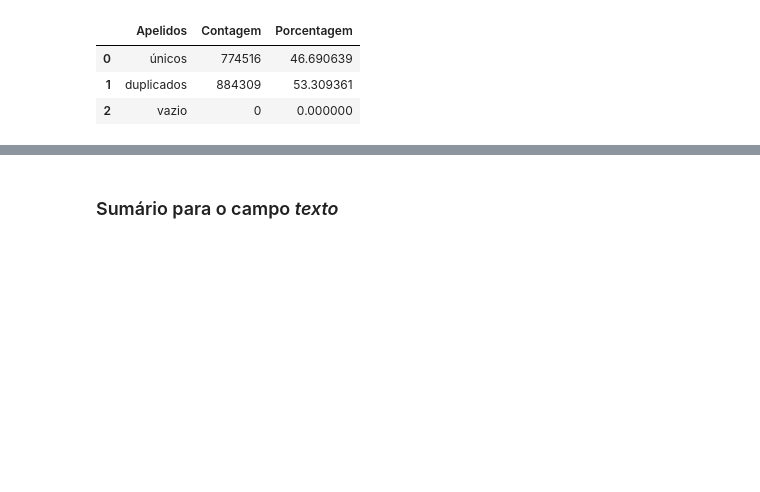
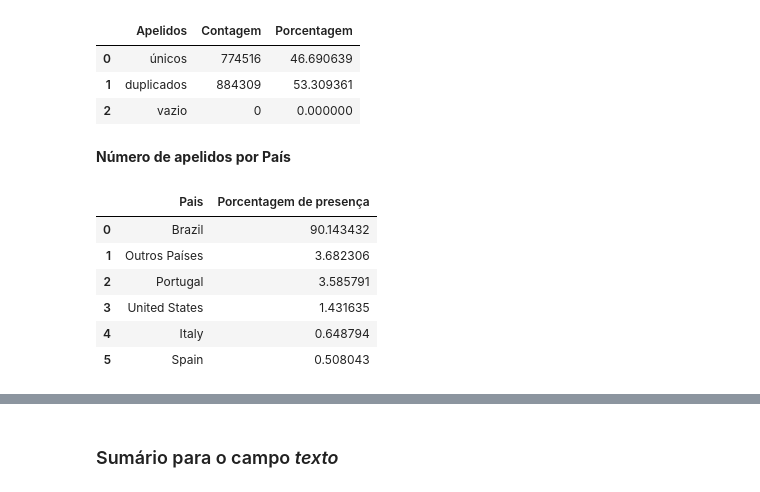
Before and after one commit to ednux/data-science-twitters-covid, a Jupyter notebook: main.ipynb, the cells around one changed output, grey strips where cells are left out. Saved outputs shown, nothing was run; the diff lists cells and outputs as text; code cells hidden in the pictures; blank space fills up the shorter version.

```diff
--- a/main.ipynb
+++ b/main.ipynb
@@ -166,3 +167,41 @@ apelidos_df
 | 0 | únicos | 774516 | 46.690639 |
 | 1 | duplicados | 884309 | 53.309361 |
 | 2 | vazio | 0 | 0.000000 |
+# %% [markdown]
+**Número de apelidos por País**
+# %%
+# Agrupa todos os usuários por pais e conta quantos usuários tem de cada país.
+apelido_pais = dataset.groupby("pais", as_index=False)["apelido"].count().sort_values("apelido", ascending=False)
+
+# Calcula a porcentagem de participação
+apelido_pais['apelido']= (apelido_pais['apelido']/apelido_pais['apelido'].sum())*100
+
+# Divide o dataset apelido_pais em duas partes.
+# apelido_pais_grandes representa todos os países com pelo menos 0.5% de participação
+# apelido_pais_pequenos representa todos os países com menos de 0.5% de participação
+apelido_pais_grandes = apelido_pais[apelido_pais.apelido >= 0.5] .sort_values("apelido", ascending=False)
+apelido_pais_pequenos = apelido_pais[apelido_pais.apelido < 0.5]
+
+# Calcula a porcentagem de participação total de todos os países com menos de 0.5% de participação
+apelidos_total_outros_paises = apelido_pais_pequenos['apelido'].sum()
+
+# Reseta o indice do dataset apelido_pais_grandes para evitar warnings ao adicionar uma nova linha
+apelido_pais_grandes = apelido_pais_grandes.reset_index(drop=True)
+
+# Adiciona a nova linha 'Outros Países' ao dataset apelido_pais_grandes
+apelido_pais_grandes.loc[len(apelido_pais_grandes.index)] = ['Outros Países',apelidos_total_outros_paises]
+
+# Ordena o dataset apelido_pais_grandes do maior para o menor
+apelido_pais_grandes = apelido_pais_grandes.sort_values("apelido", ascending=False).reset_index(drop=True)
+
+# Exibe o dataset apelido_pais_grandes
+apelido_pais_grandes = apelido_pais_grandes.rename(columns={"pais" : "Pais", "apelido" : "Porcentagem de presença"})
+apelido_pais_grandes
+# %% [output]
+|  | Pais | Porcentagem de presença |
+| 0 | Brazil | 90.143432 |
+| 1 | Outros Países | 3.682306 |
+| 2 | Portugal | 3.585791 |
+| 3 | United States | 1.431635 |
+| 4 | Italy | 0.648794 |
+| 5 | Spain | 0.508043 |
```
Also changed, not shown: parts of 4 cells of this notebook.
